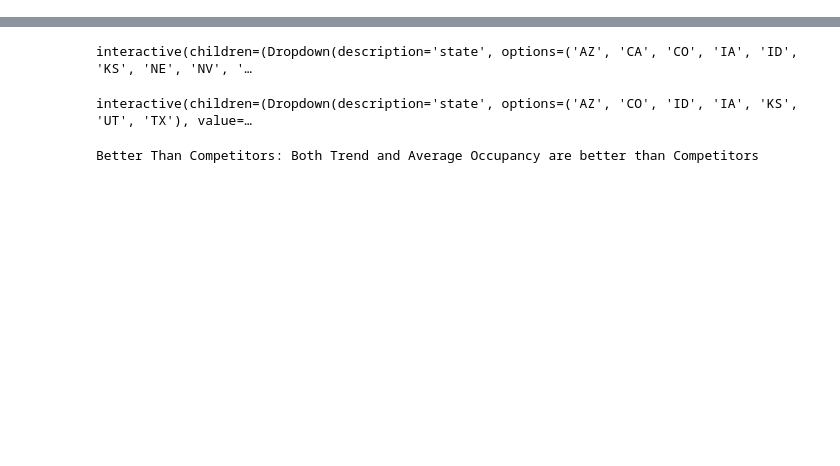
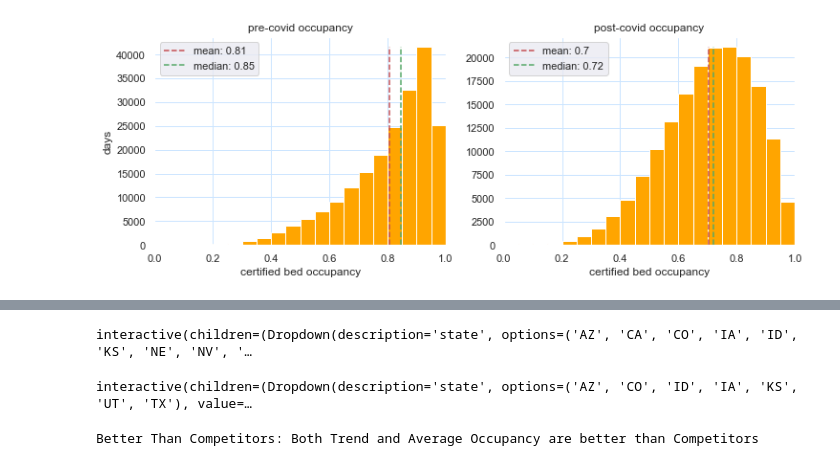
Before and after one commit to elee2021/pbj, a Jupyter notebook: occupancy_summary.ipynb, the cells around one changed output, grey strips where cells are left out. Cells and saved outputs as stored; diff of their text form; code cells hidden in the pictures; blank space fills up the shorter version.

```diff
--- a/occupancy_summary.ipynb
+++ b/occupancy_summary.ipynb
@@ -142,0 +61,4 @@ def plot_2020_2021_occupancy(onlyEnsign=False, state=None):
+# %%
+plot_2020_2021_occupancy(onlyEnsign=False, state=None)
+# %% [output]
+[figure, added]
```
Also changed, not shown: parts of 30 cells of this notebook.
